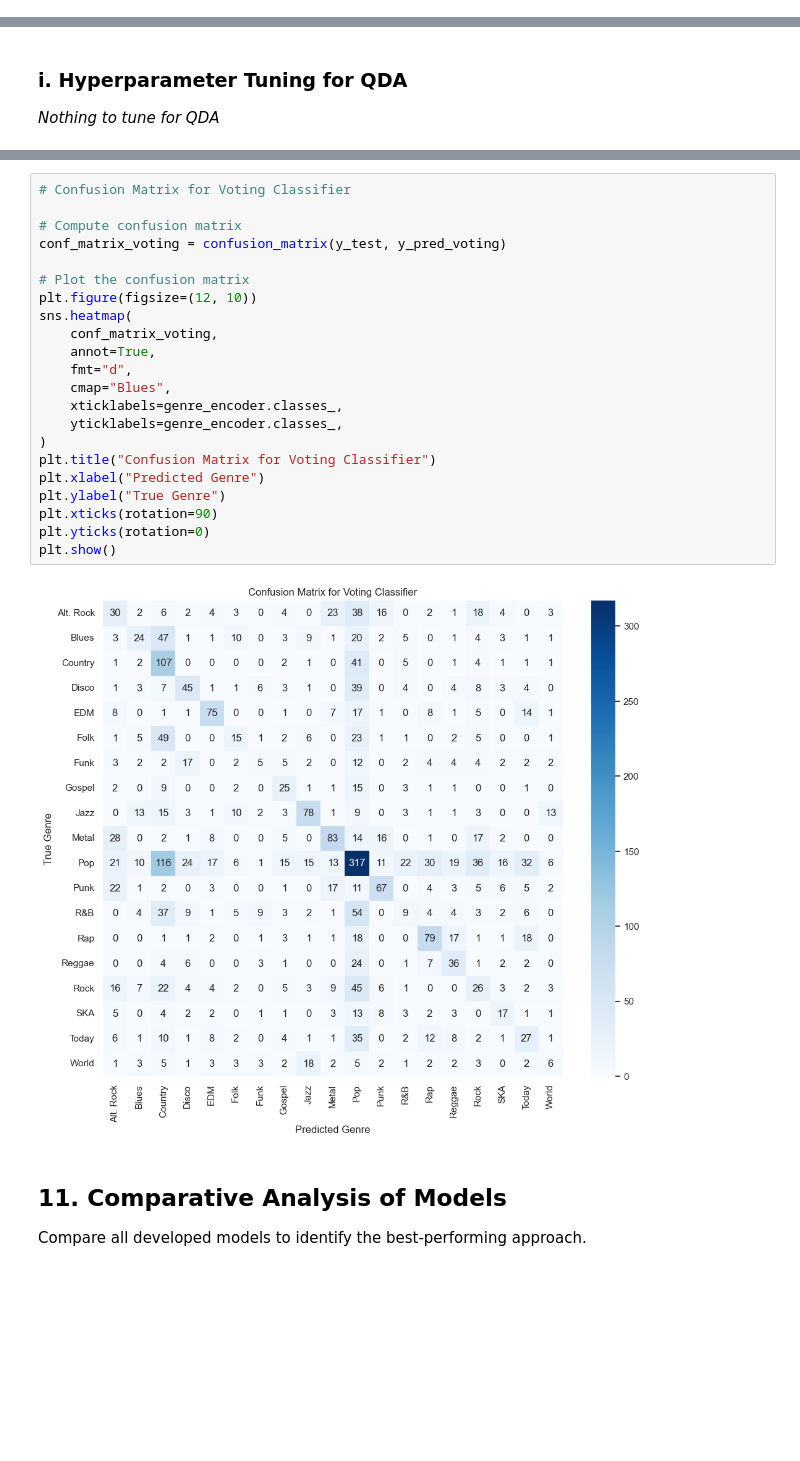
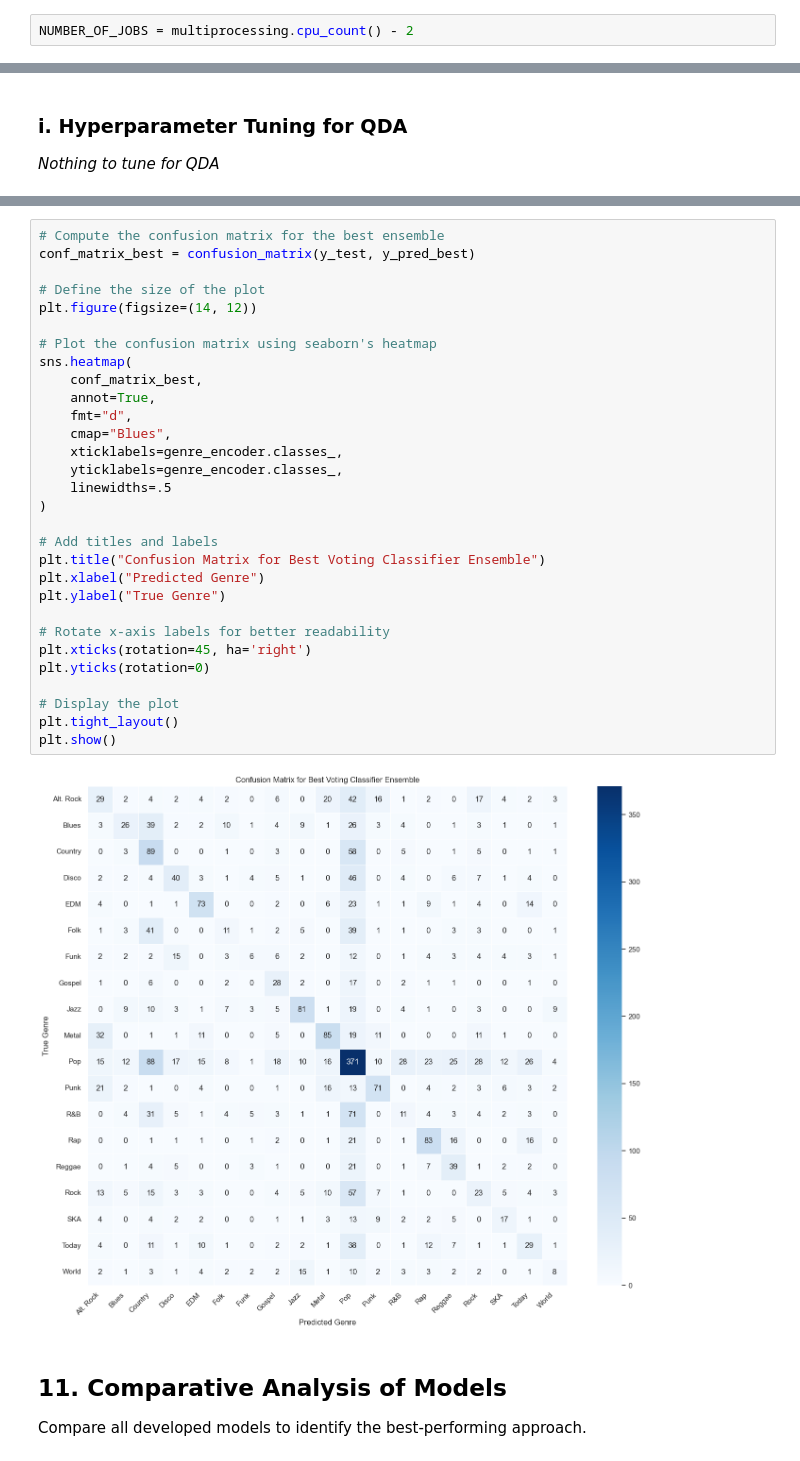
Before and after one commit to TylerFlar/cse158-assignment2-music-genre-predicting, a Jupyter notebook: cse158_assignment2_music_genre_predicting/model-design-and-evaluation.ipynb, the cells around one changed output, grey strips where cells are left out. Drawn from its saved outputs; the diff is of its cells as text; blank space fills up the shorter version.

```diff
--- a/cse158_assignment2_music_genre_predicting/model-design-and-evaluation.ipynb
+++ b/cse158_assignment2_music_genre_predicting/model-design-and-evaluation.ipynb
@@ -908,3 +913,5 @@ NUMBER_OF_JOBS = -1
+# %%
+NUMBER_OF_JOBS = multiprocessing.cpu_count() - 2
 # %% [markdown]
 ### a. Hyperparameter Tuning for Random Forest
 # %%
@@ -1410,27 +1607,35 @@ weighted avg       0.36      0.36      0.35      2975
 # %%
-# Confusion Matrix for Voting Classifier
+# Compute the confusion matrix for the best ensemble
+conf_matrix_best = confusion_matrix(y_test, y_pred_best)
 
-# Compute confusion matrix
-conf_matrix_voting = confusion_matrix(y_test, y_pred_voting)
+# Define the size of the plot
+plt.figure(figsize=(14, 12))
 
-# Plot the confusion matrix
-plt.figure(figsize=(12, 10))
+# Plot the confusion matrix using seaborn's heatmap
 sns.heatmap(
-    conf_matrix_voting,
+    conf_matrix_best,
     annot=True,
     fmt="d",
     cmap="Blues",
     xticklabels=genre_encoder.classes_,
     yticklabels=genre_encoder.classes_,
+    linewidths=.5
 )
-plt.title("Confusion Matrix for Voting Classifier")
+
+# Add titles and labels
+plt.title("Confusion Matrix for Best Voting Classifier Ensemble")
 plt.xlabel("Predicted Genre")
 plt.ylabel("True Genre")
-plt.xticks(rotation=90)
+
+# Rotate x-axis labels for better readability
+plt.xticks(rotation=45, ha='right')
 plt.yticks(rotation=0)
+
+# Display the plot
+plt.tight_layout()
 plt.show()
 # %% [output]
-[figure, old version]
+[figure, new version]
 # %% [markdown]
 ## 11. Comparative Analysis of Models
 
```
Also changed, not shown: parts of 10 cells of this notebook, 3 other files.
